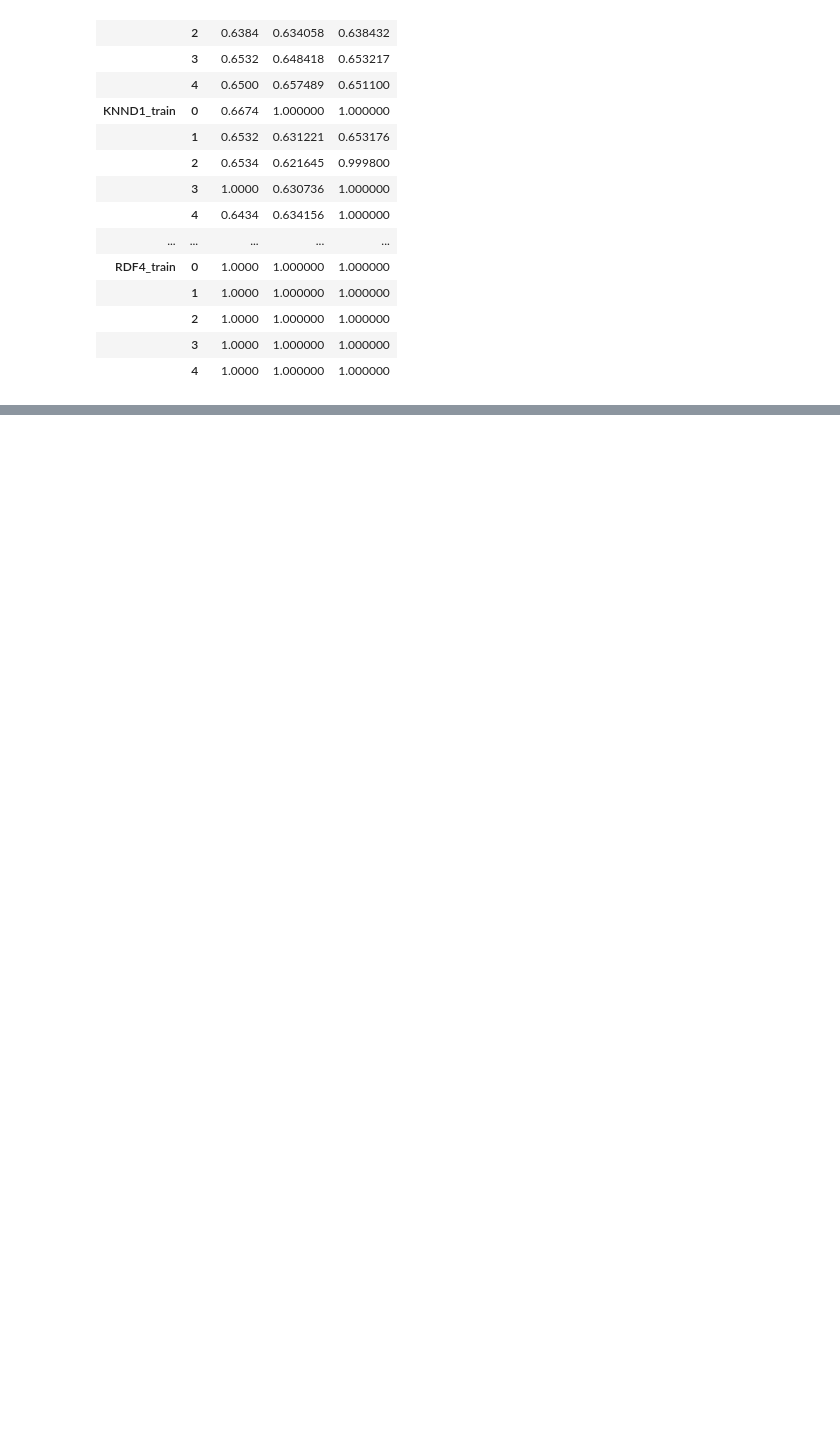
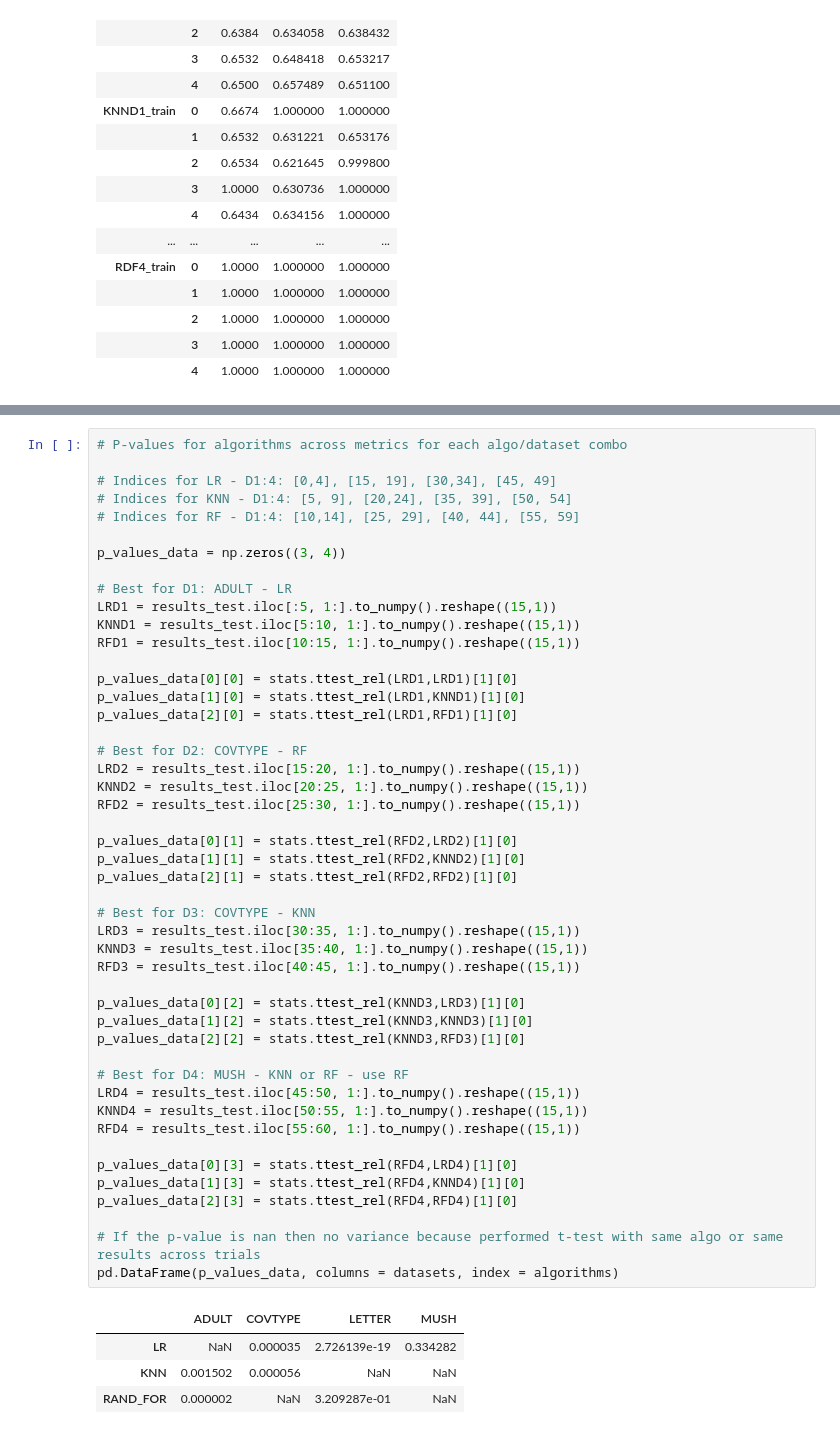
Before and after one commit to sh-biswas/COGS118A_Final_Project, a Jupyter notebook: Final_Project.ipynb, the cells around one changed output, grey strips where cells are left out. Drawn from its saved outputs; the diff is of its cells as text; blank space fills up the shorter version.

```diff
--- a/Final_Project.ipynb
+++ b/Final_Project.ipynb
@@ -1842,0 +1988,52 @@ plt.savefig('train_scores.png')
+# %%
+# P-values for algorithms across metrics for each algo/dataset combo
+
+# Indices for LR - D1:4: [0,4], [15, 19], [30,34], [45, 49]
+# Indices for KNN - D1:4: [5, 9], [20,24], [35, 39], [50, 54]
+# Indices for RF - D1:4: [10,14], [25, 29], [40, 44], [55, 59]
+
+p_values_data = np.zeros((3, 4))
+
+# Best for D1: ADULT - LR
+LRD1 = results_test.iloc[:5, 1:].to_numpy().reshape((15,1))
+KNND1 = results_test.iloc[5:10, 1:].to_numpy().reshape((15,1))
+RFD1 = results_test.iloc[10:15, 1:].to_numpy().reshape((15,1))
+
+p_values_data[0][0] = stats.ttest_rel(LRD1,LRD1)[1][0]
+p_values_data[1][0] = stats.ttest_rel(LRD1,KNND1)[1][0]
+p_values_data[2][0] = stats.ttest_rel(LRD1,RFD1)[1][0]
+
+# Best for D2: COVTYPE - RF
+LRD2 = results_test.iloc[15:20, 1:].to_numpy().reshape((15,1))
+KNND2 = results_test.iloc[20:25, 1:].to_numpy().reshape((15,1))
+RFD2 = results_test.iloc[25:30, 1:].to_numpy().reshape((15,1))
+
+p_values_data[0][1] = stats.ttest_rel(RFD2,LRD2)[1][0]
+p_values_data[1][1] = stats.ttest_rel(RFD2,KNND2)[1][0]
+p_values_data[2][1] = stats.ttest_rel(RFD2,RFD2)[1][0]
+
+# Best for D3: COVTYPE - KNN
+LRD3 = results_test.iloc[30:35, 1:].to_numpy().reshape((15,1))
+KNND3 = results_test.iloc[35:40, 1:].to_numpy().reshape((15,1))
+RFD3 = results_test.iloc[40:45, 1:].to_numpy().reshape((15,1))
+
+p_values_data[0][2] = stats.ttest_rel(KNND3,LRD3)[1][0]
+p_values_data[1][2] = stats.ttest_rel(KNND3,KNND3)[1][0]
+p_values_data[2][2] = stats.ttest_rel(KNND3,RFD3)[1][0]
+
+# Best for D4: MUSH - KNN or RF - use RF
+LRD4 = results_test.iloc[45:50, 1:].to_numpy().reshape((15,1))
+KNND4 = results_test.iloc[50:55, 1:].to_numpy().reshape((15,1))
+RFD4 = results_test.iloc[55:60, 1:].to_numpy().reshape((15,1))
+
+p_values_data[0][3] = stats.ttest_rel(RFD4,LRD4)[1][0]
+p_values_data[1][3] = stats.ttest_rel(RFD4,KNND4)[1][0]
+p_values_data[2][3] = stats.ttest_rel(RFD4,RFD4)[1][0]
+
+# If the p-value is nan then no variance because performed t-test with same algo or same results across trials
+pd.DataFrame(p_values_data, columns = datasets, index = algorithms)
+# %% [output]
+|  | ADULT | COVTYPE | LETTER | MUSH |
+| LR | NaN | 0.000035 | 2.726139e-19 | 0.334282 |
+| KNN | 0.001502 | 0.000056 | NaN | NaN |
+| RAND_FOR | 0.000002 | NaN | 3.209287e-01 | NaN |
```
Also changed, not shown: parts of 49 cells of this notebook, 1 other file.
